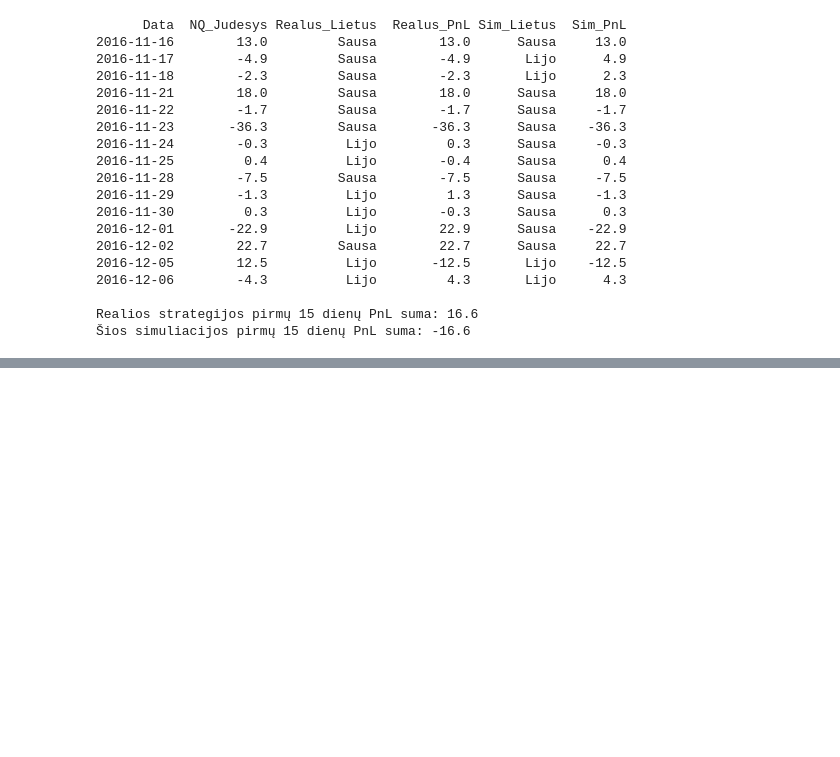
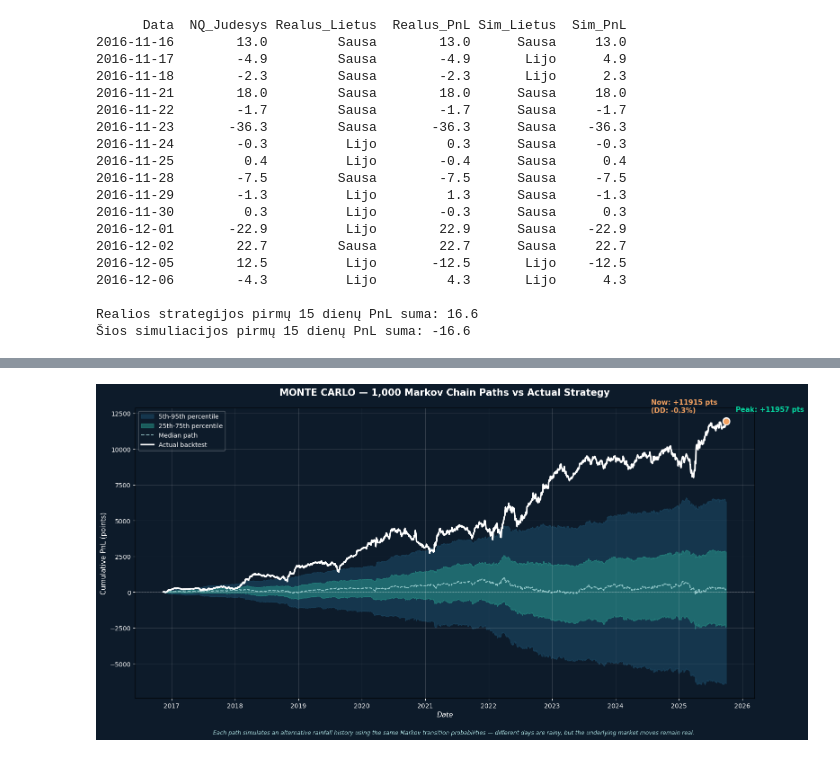
Before and after one commit to gabrielius-mazeika/nq-monte-carlo-analysis, a Jupyter notebook: 01_data_exploration.ipynb, the cells around one changed output, grey strips where cells are left out. Drawn from its saved outputs; the diff is of its cells as text; code cells hidden in the pictures; blank space fills up the shorter version.

```diff
--- a/01_data_exploration.ipynb
+++ b/01_data_exploration.ipynb
@@ -548,0 +600,84 @@ Realios strategijos pirmų 15 dienų PnL suma: 16.6
+# %%
+import matplotlib.pyplot as plt
+import matplotlib.dates as mdates
+
+# Apskaičiuojam percentilius per visas simuliacijas
+p5 = np.percentile(sim_curves, 5, axis=0)
+p25 = np.percentile(sim_curves, 25, axis=0)
+p50 = np.percentile(sim_curves, 50, axis=0)
+p75 = np.percentile(sim_curves, 75, axis=0)
+p95 = np.percentile(sim_curves, 95, axis=0)
+
+# Datos X ašiai
+dates = merged_clean['Date'].values
+
+# Sukuriame grafiką su tamsia tema
+fig, ax = plt.subplots(figsize=(16, 8), facecolor='#0d1b2a')
+ax.set_facecolor('#0d1b2a')
+
+# 5-95 percentilio juosta (šviesiausia)
+ax.fill_between(dates, p5, p95, color='#1b4965', alpha=0.6, label='5th-95th percentile')
+
+# 25-75 percentilio juosta (tamsiau)
+ax.fill_between(dates, p25, p75, color='#2a9d8f', alpha=0.5, label='25th-75th percentile')
+
+# Mediana (punktyrinė)
+ax.plot(dates, p50, color='#a8dadc', linestyle='--', linewidth=1.5, label='Median path', alpha=0.8)
+
+# Reali strategija (balta, ryški)
+ax.plot(dates, real_curve, color='white', linewidth=2.5, label='Actual backtest')
+
+# Anotacijos: peak ir current
+peak_idx = np.argmax(real_curve)
+peak_value = real_curve[peak_idx]
+peak_date = dates[peak_idx]
+
+current_value = real_curve[-1]
+current_date = dates[-1]
+
+# Drawdown nuo peak iki dabar
+drawdown = (current_value - peak_value) / peak_value * 100 if peak_value > 0 else 0
+
+# Peak taškas
+ax.scatter([peak_date], [peak_value], color='#06d6a0', s=120, zorder=5, edgecolor='white', linewidth=1.5)
+ax.annotate(f'Peak: +{peak_value:.0f} pts',
+            xy=(peak_date, peak_value), xytext=(15, 15),
+            textcoords='offset points', color='#06d6a0', fontsize=11, fontweight='bold')
+
+# Current taškas
+ax.scatter([current_date], [current_value], color='#f4a261', s=120, zorder=5, edgecolor='white', linewidth=1.5)
+ax.annotate(f'Now: +{current_value:.0f} pts\n(DD: {drawdown:.1f}%)',
+            xy=(current_date, current_value), xytext=(-120, 15),
+            textcoords='offset points', color='#f4a261', fontsize=11, fontweight='bold')
+
+# Stiliavimas
+ax.set_title('MONTE CARLO — 1,000 Markov Chain Paths vs Actual Strategy',
+             color='white', fontsize=15, fontweight='bold', pad=20)
+ax.set_xlabel('Date', color='white', fontsize=11, style='italic')
+ax.set_ylabel('Cumulative PnL (points)', color='white', fontsize=11)
+ax.tick_params(colors='white', labelsize=10)
+ax.grid(True, alpha=0.15, color='white')
+ax.axhline(y=0, color='white', linestyle=':', alpha=0.3, linewidth=0.8)
+
+# Legenda
+legend = ax.legend(loc='upper left', framealpha=0.3, facecolor='#0d1b2a', edgecolor='white')
+for text in legend.get_texts():
+    text.set_color('white')
+
+# Apatinė pastaba
+fig.text(0.5, 0.02,
+         'Each path simulates an alternative rainfall history using the same Markov transition probabilities — different days are rainy, but the underlying market moves remain real.',
+         ha='center', color='#a8dadc', fontsize=9, style='italic')
+
+# Spacing
+plt.tight_layout()
+plt.subplots_adjust(bottom=0.12)
+
+# Išsaugom kaip PNG
+plt.savefig('monte_carlo_paths.png', dpi=150, bbox_inches='tight', facecolor='#0d1b2a')
+
+plt.show()
+
+print("Grafikas išsaugotas: monte_carlo_paths.png")
+# %% [output]
+[figure, added]
```
Also changed, not shown: parts of 14 cells of this notebook.
